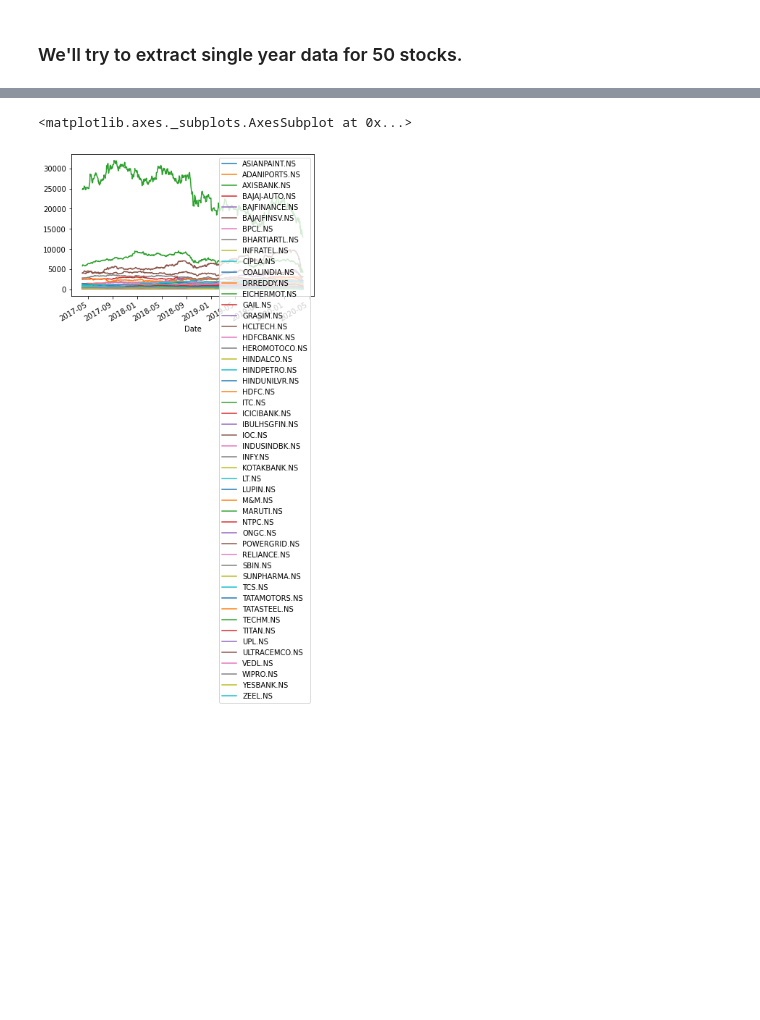
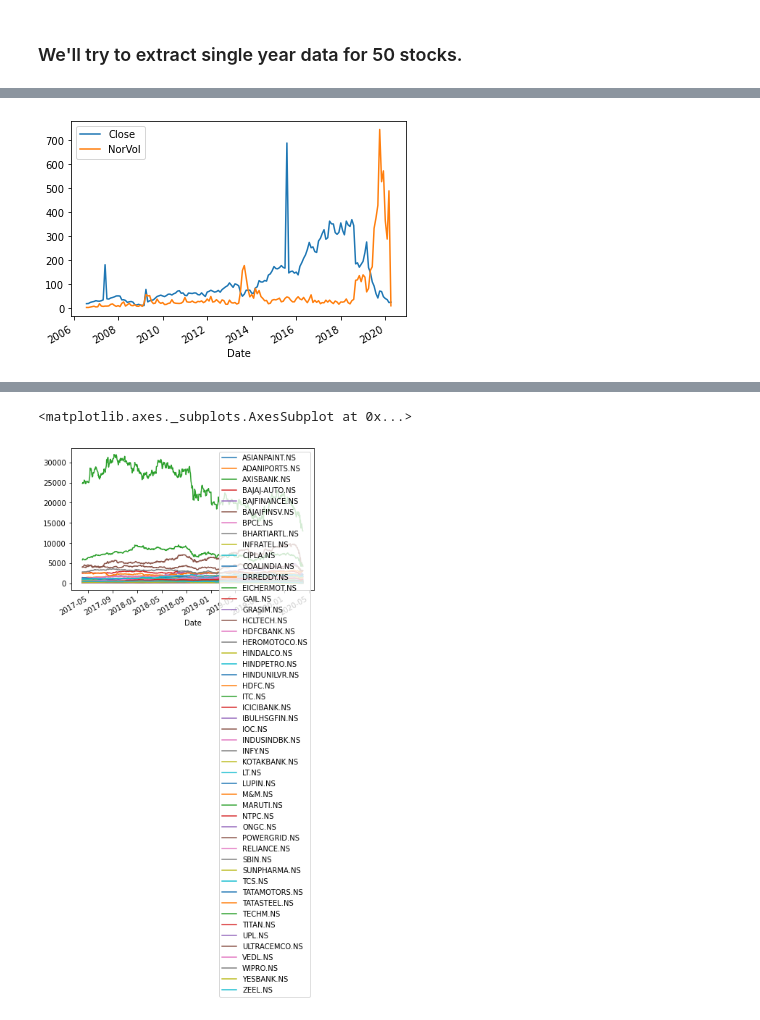
Before and after one commit to NipunGo/Python_algoTrading, a Jupyter notebook: Assignment_2/Pandas Data-reader .ipynb, the cells around one changed output, grey strips where cells are left out. Saved outputs shown, nothing was run; the diff lists cells and outputs as text; code cells hidden in the pictures; blank space fills up the shorter version.

```diff
--- a/Assignment_2/Pandas Data-reader .ipynb
+++ b/Assignment_2/Pandas Data-reader .ipynb
@@ -63,2 +59,5 @@ data
 # %% [markdown]
 ### We'll try to extract single year data for 50 stocks.
+# %%
+data['NorVol']=data['Volume']/10000000
+data
@@ -65,3 +79,11 @@ data
+# %%
+
+import matplotlib.pyplot as plt
+data.plot(y=['Close','NorVol'])
+plt.show()       #The graph is a prove of a hypothesis that if a volume isncreass or decreases
+#then there must be a price fluctuation.
+# %% [output]
+[figure, added]
 # %%
 tickers = ["ASIANPAINT.NS","ADANIPORTS.NS","AXISBANK.NS","BAJAJ-AUTO.NS",
            "BAJFINANCE.NS","BAJAJFINSV.NS","BPCL.NS","BHARTIARTL.NS",
```
Also changed, not shown: parts of 5 cells of this notebook.
